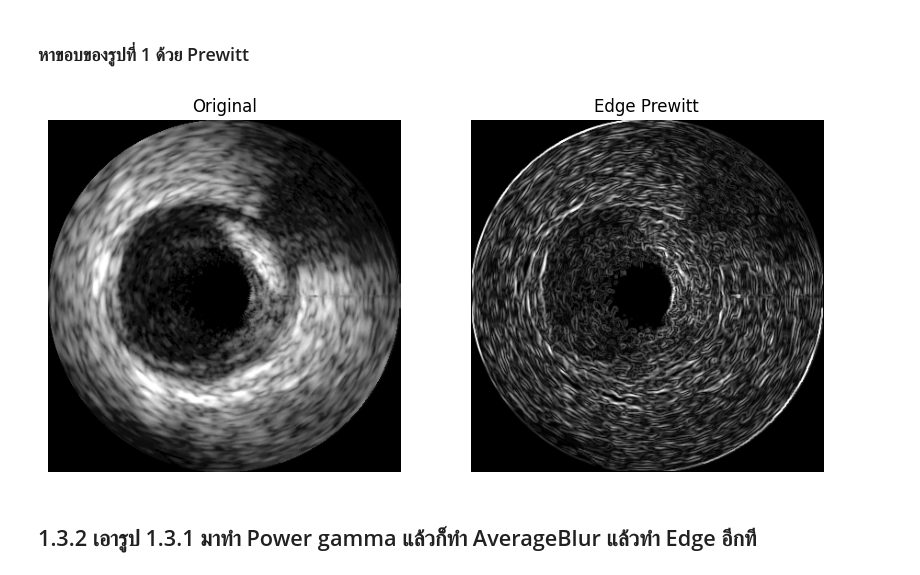
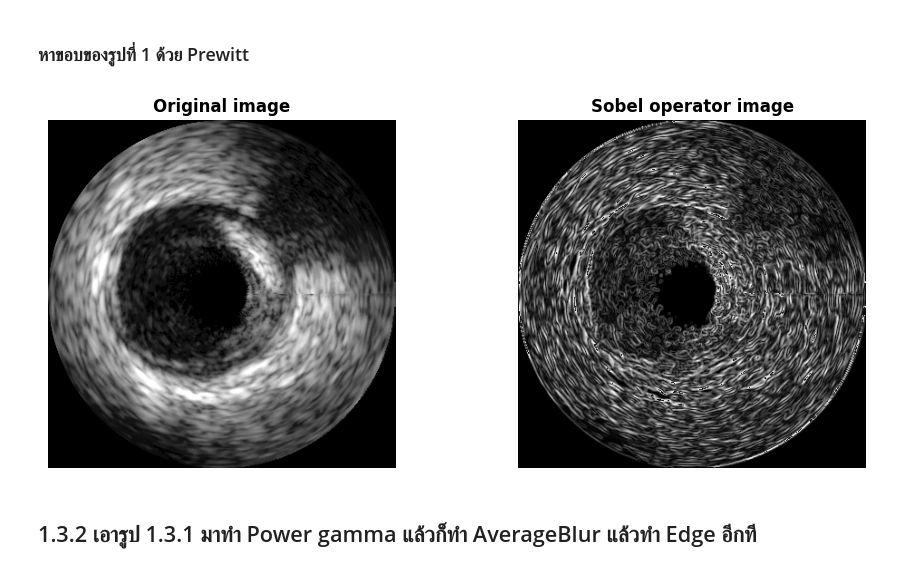
Before and after one commit to 3chammmpppthichanon/University, a Jupyter notebook: COS3401(1-86)/Assignment/assignment1.ipynb, the cells around one changed output. Saved outputs shown, nothing was run; the diff lists cells and outputs as text; code cells hidden in the pictures.

```diff
--- a/COS3401(1-86)/Assignment/assignment1.ipynb
+++ b/COS3401(1-86)/Assignment/assignment1.ipynb
@@ -47,11 +46,11 @@ show_plots(img2, gamma_img2, title1='Original', title2='Gamma 3')
 
 ### หาขอบของรูปที่ 1 ด้วย Prewitt
 # %%
-edge_img = edge_operator_meth(img, 1)
+edge_img = sobel_operator(img)
 # %%
-show_plots(img, edge_img, title1='Original', title2='Edge Prewitt')
+show_images_plt(img, edge_img, titles=['Original image', 'Sobel operator image'])
 # %% [output]
-[figure, old version]
+[figure, new version]
 # %% [markdown]
 ## 1.3.2 เอารูป 1.3.1 มาทำ Power gamma แล้วก็ทำ AverageBlur แล้วทำ Edge อีกที
 # %% [markdown]
```
Also changed, not shown: parts of 15 cells of this notebook, 26 other files.
